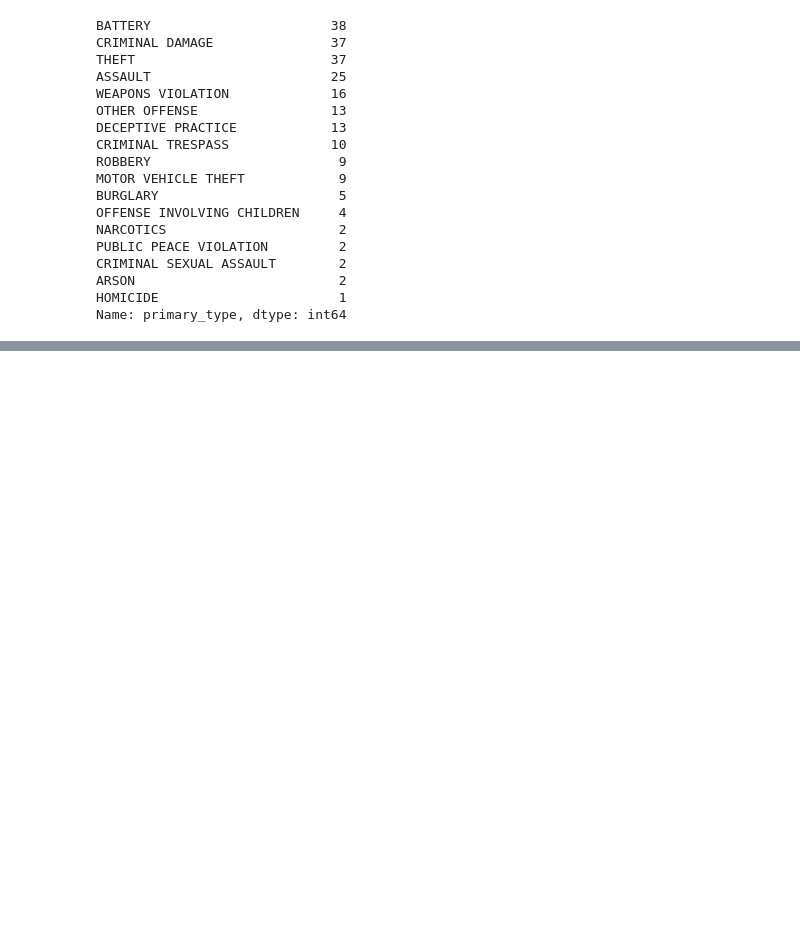
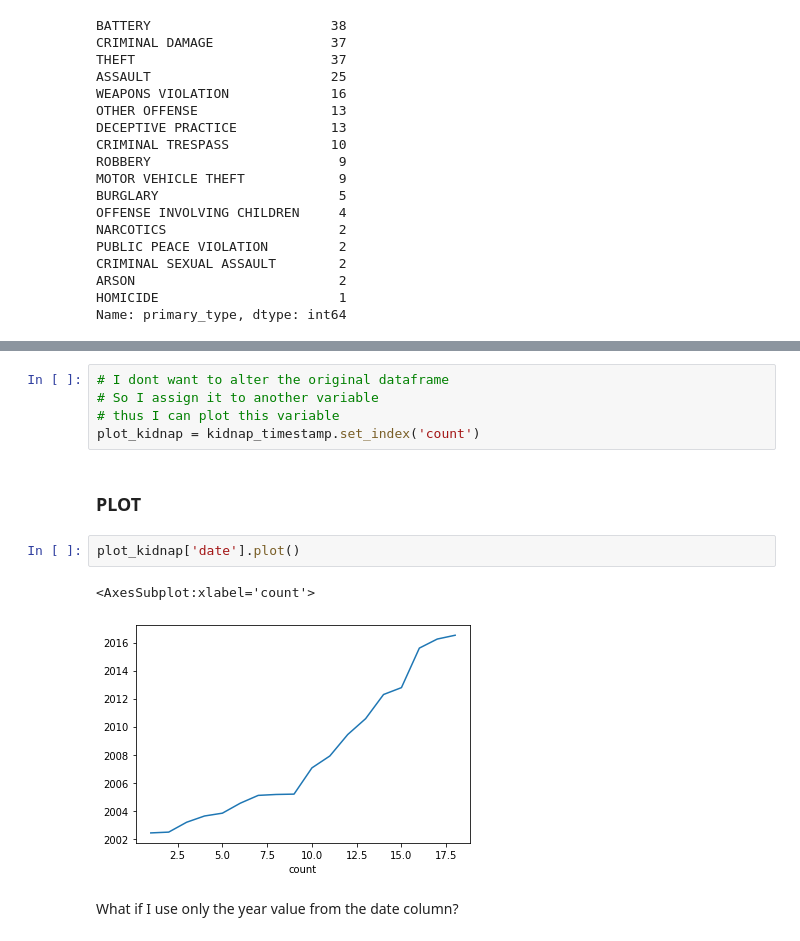
Before and after one commit to dwipaalfarisi/project-data-analysis, a Jupyter notebook: chicago_crime.ipynb, the cells around one changed output, grey strips where cells are left out. Saved outputs shown, nothing was run; the diff lists cells and outputs as text; blank space fills up the shorter version.

```diff
--- a/chicago_crime.ipynb
+++ b/chicago_crime.ipynb
@@ -910,0 +1020,14 @@ I want to see the timestamp for each crime type
+# %%
+# I dont want to alter the original dataframe
+# So I assign it to another variable
+# thus I can plot this variable
+plot_kidnap = kidnap_timestamp.set_index('count')
+# %% [markdown]
+### PLOT
+# %%
+plot_kidnap['date'].plot()
+# %% [output]
+<AxesSubplot:xlabel='count'>
+[figure, added]
+# %% [markdown]
+What if I use only the year value from the date column?
```
Also changed, not shown: parts of 20 cells of this notebook.
